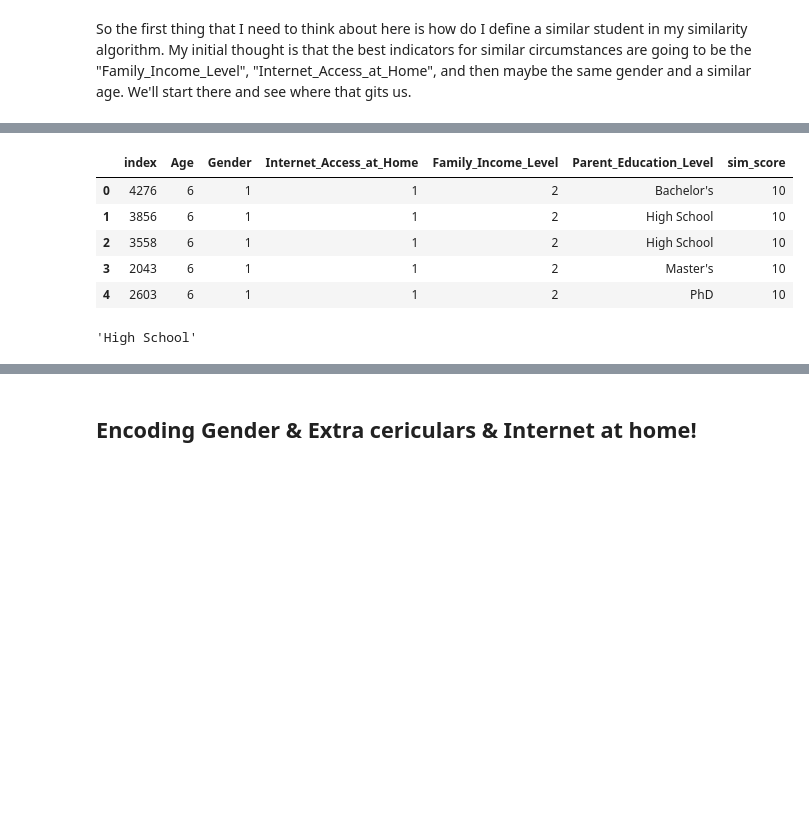
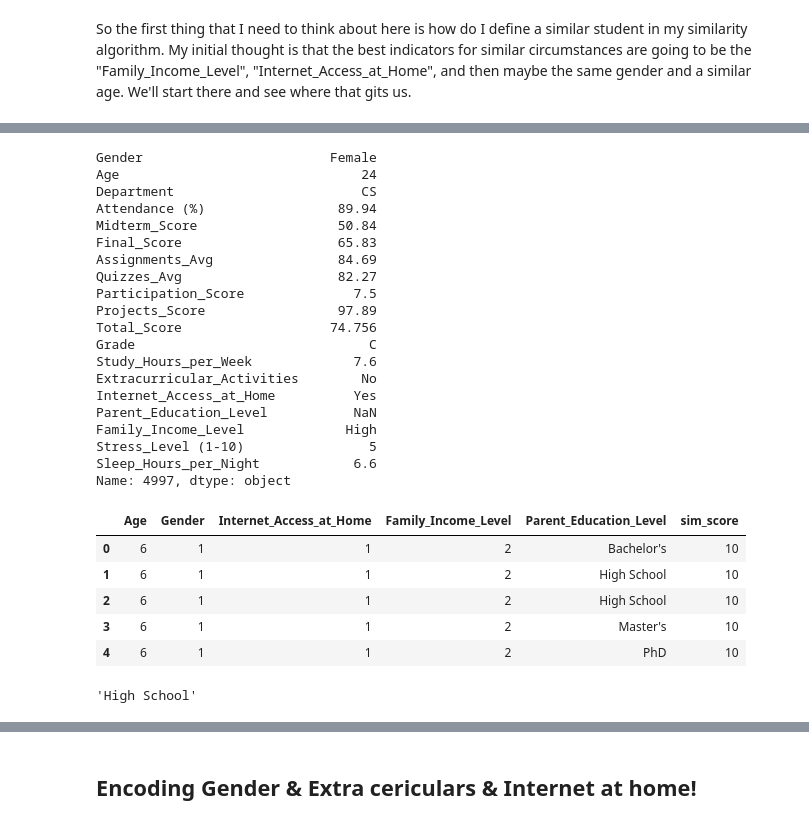
Before and after one commit to tylergarf/CSC396_Course_Coach, a Jupyter notebook: Data_Cleaning_Code.ipynb, the cells around one changed output, grey strips where cells are left out. Cells and saved outputs as stored; diff of their text form; code cells hidden in the pictures; blank space fills up the shorter version.

```diff
--- a/Data_Cleaning_Code.ipynb
+++ b/Data_Cleaning_Code.ipynb
@@ -75,33 +59,31 @@ Name: Internet_Access_at_Home, Length: 5000, dtype: object
 # %%
-# First I am going to make a copy of the df to mess around with.
-education_data_copy = education_data.copy()
+# Now define the algorithm with these similarity measure.
 
-education_data_copy['Gender'] = np.where(education_data_copy['Gender']=='Male',1,0)
-education_data_copy['Internet_Access_at_Home'] = \
-                np.where(education_data_copy['Internet_Access_at_Home']=='No',1,0)
+def get_knn_parent_educat(ind,k,educ_df,display_dist_frame):
 
-map_fam_inc_dict = {'Low':1,'Medium':2,'High':3}
-education_data_copy['Family_Income_Level'] = education_data_copy['Family_Income_Level'].map(map_fam_inc_dict)
+    educ_df_dist_frame = educ_df.copy()
+    educ_df_dist_frame['Gender'] = np.where(educ_df_dist_frame['Gender']=='Male',1,0)
+    educ_df_dist_frame['Internet_Access_at_Home'] = \
+        np.where(educ_df_dist_frame['Internet_Access_at_Home']=='No',1,0)
+    map_fam_inc_dict = {'Low':1,'Medium':2,'High':3}
+    educ_df_dist_frame['Family_Income_Level'] = educ_df_dist_frame['Family_Income_Level'].map(map_fam_inc_dict)
 
 
 
-
-# Now define the algorithm with these similarity measure.
-
-def get_knn_parent_educat(ind,k,educ_df):
     # So first I will define a margin for the numerical age column, I also need to decide if I want
     # to look higher or lower, I feel like higher ages probably would be less similar to somebody of
     # a lower age so I will define the margin as being able to be slightly below.
     age_below_margin = 3
 
     # Now get all the information for the person that we want to impute the value in this column of.
-    this_age = educ_df.at[ind,"Age"]
-    this_gender = educ_df.at[ind,"Gender"]
-    this_intas = educ_df.at[ind,"Internet_Access_at_Home"]
-    this_faminc_lev = educ_df.at[ind,"Family_Income_Level"]
+    #display(educ_df_dist_frame.iloc[ind])
+    this_age = educ_df_dist_frame.at[ind,"Age"]
+    this_gender = educ_df_dist_frame.at[ind,"Gender"]
+    this_intas = educ_df_dist_frame.at[ind,"Internet_Access_at_Home"]
+    this_faminc_lev = educ_df_dist_frame.at[ind,"Family_Income_Level"]
 
     # Drop the row corresponding to the one we are trying to impute from the distance.
-    educ_df_dist_frame = educ_df.copy().drop(ind)[["Age","Gender", \
+    educ_df_dist_frame = educ_df_dist_frame.drop(ind)[["Age","Gender", \
                                                                 "Internet_Access_at_Home","Family_Income_Level","Parent_Education_Level"]]
 
     educ_df_dist_frame = educ_df_dist_frame[~educ_df_dist_frame['Parent_Education_Level'].isna()]
@@ -129,21 +111,50 @@ def get_knn_parent_educat(ind,k,educ_df):
     educ_df_dist_frame['sim_score'] = educ_df_dist_frame.apply(compute_similarity_score,axis=1)
 
     # Now sort in descending order based upon the similarity score.
-    educ_df_dist_frame = educ_df_dist_frame.sort_values(by='sim_score',ascending=False).reset_index()
+    educ_df_dist_frame = educ_df_dist_frame.sort_values(by='sim_score',ascending=False).reset_index(drop=True)
 
     # Now pick the k nearest neighbors. I will do three cases here. Since I did a score there is guarnteed to
     # to be k or more neighbors I believe.
     top_k_res = educ_df_dist_frame.iloc[:k]
-    display(top_k_res)
+
+    if display_dist_frame:
+        display(top_k_res)
 
     return(top_k_res[['Parent_Education_Level']].mode().at[0,'Parent_Education_Level'])
 # %%
-get_knn_parent_educat(4997,5,education_data_copy)
+# Testing on one row
+
+i = 4997
+
+display(education_data_copy.iloc[i])
+print("\n\n")
+
+get_knn_parent_educat(i,5,education_data_copy,True)
 # %% [output]
+Gender                        Female
+Age                               24
+Department                        CS
+Attendance (%)                 89.94
+Midterm_Score                  50.84
+Final_Score                    65.83
+Assignments_Avg                84.69
+Quizzes_Avg                    82.27
+Participation_Score              7.5
+Projects_Score                 97.89
+Total_Score                   74.756
+Grade                              C
+Study_Hours_per_Week             7.6
+Extracurricular_Activities        No
+Internet_Access_at_Home          Yes
+Parent_Education_Level           NaN
+Family_Income_Level             High
+Stress_Level (1-10)                5
+Sleep_Hours_per_Night            6.6
+Name: 4997, dtype: object
-|  | index | Age | Gender | Internet_Access_at_Home | Family_Income_Level | Parent_Education_Level | sim_score |
-| 0 | 4276 | 6 | 1 | 1 | 2 | Bachelor's | 10 |
-| 1 | 3856 | 6 | 1 | 1 | 2 | High School | 10 |
-| 2 | 3558 | 6 | 1 | 1 | 2 | High School | 10 |
-| 3 | 2043 | 6 | 1 | 1 | 2 | Master's | 10 |
-| 4 | 2603 | 6 | 1 | 1 | 2 | PhD | 10 |
+|  | Age | Gender | Internet_Access_at_Home | Family_Income_Level | Parent_Education_Level | sim_score |
+| 0 | 6 | 1 | 1 | 2 | Bachelor's | 10 |
+| 1 | 6 | 1 | 1 | 2 | High School | 10 |
+| 2 | 6 | 1 | 1 | 2 | High School | 10 |
+| 3 | 6 | 1 | 1 | 2 | Master's | 10 |
+| 4 | 6 | 1 | 1 | 2 | PhD | 10 |
-'High School'
+'High School'
```
Also changed, not shown: parts of 3 cells of this notebook.
